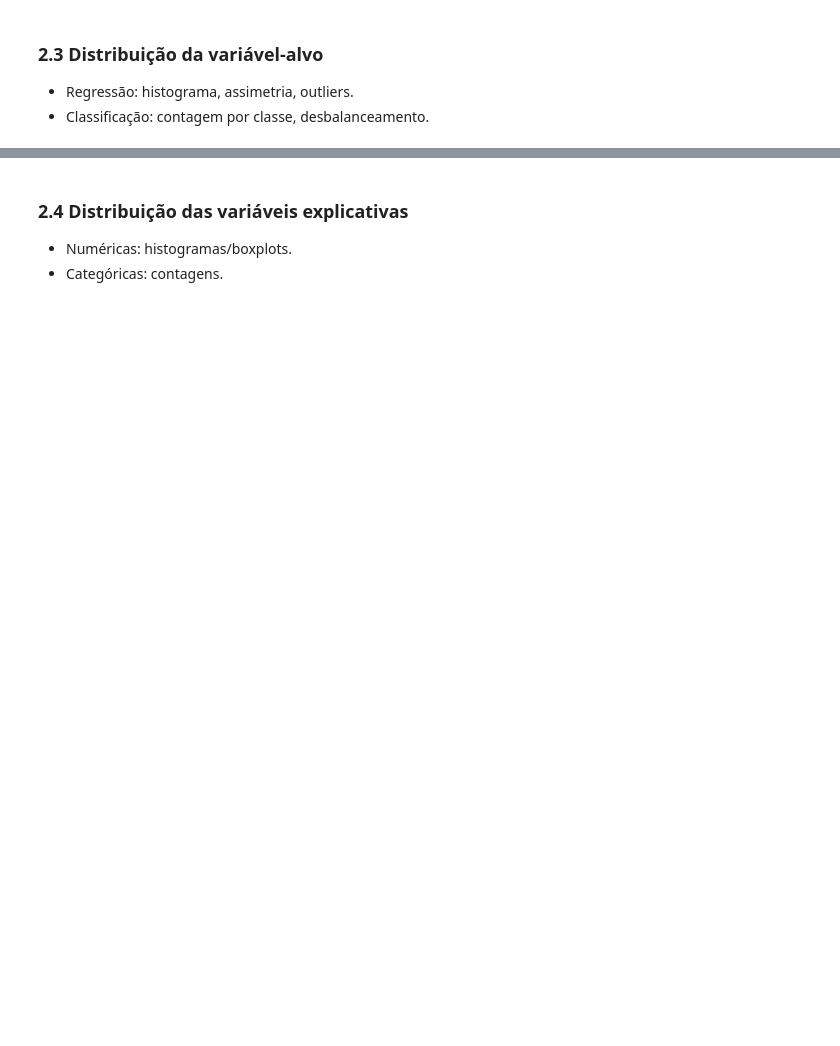
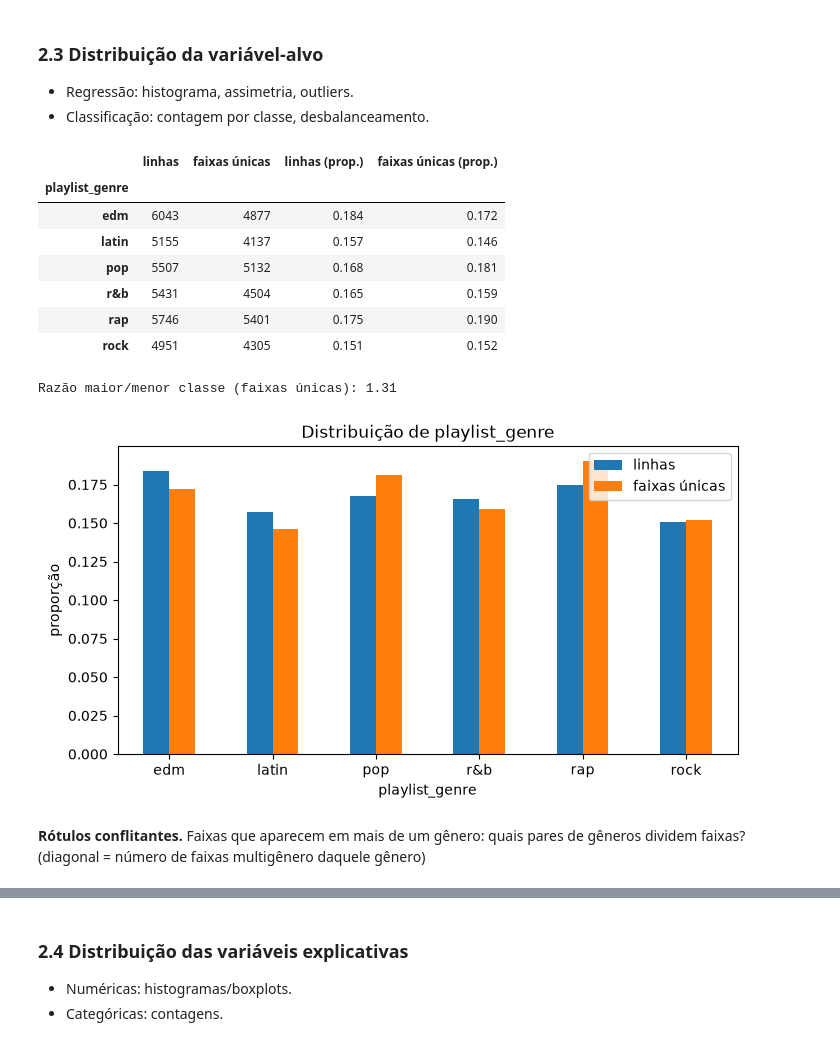
Before and after one commit to Machine-Learning-Name-in-progress/Classification-Pipeline, a Jupyter notebook: classification_pipeline.ipynb, the cells around one changed output, grey strips where cells are left out. Cells and saved outputs as stored; diff of their text form; code cells hidden in the pictures; blank space fills up the shorter version.

Commit message:
feat(EDA): made a thorough exploratory data analysis with findings for pre-processing

```diff
--- a/classification_pipeline.ipynb
+++ b/classification_pipeline.ipynb
@@ -96,0 +129,13 @@ df.shape
+# %%
+genres_per_track = df.groupby("track_id")[TARGET].nunique()
+unique_tracks = df.drop_duplicates("track_id")
+
+print(f"Linhas idênticas: {df.duplicated().sum()}")
+print(f"Faixas únicas (track_id): {df['track_id'].nunique()} de {len(df)} linhas")
+print(f"Linhas com track_id repetido: {len(df) - df['track_id'].nunique()}")
+print(f"Faixas em mais de um gênero: {(genres_per_track > 1).sum()}")
+
+# Mesmo nome + artista com track_id diferente (single vs. álbum, relançamentos)
+print(f"Mesmo nome+artista, outro track_id:  {unique_tracks.duplicated(['track_name', 'track_artist']).sum()}")
+
+genres_per_track.value_counts().sort_index().rename_axis("gêneros por faixa").rename("numero de faixas").to_frame()
@@ -103,3 +206,30 @@ Quantos NaN por coluna? Faltam ao acaso ou há padrão? O que um NaN representa?
 
 - Regressão: histograma, assimetria, outliers.
 - Classificação: contagem por classe, desbalanceamento.
+# %%
+counts = pd.DataFrame({
+    "linhas": df[TARGET].value_counts(),
+    "faixas únicas": unique_tracks[TARGET].value_counts(),
+})
+props = counts / counts.sum()
+display(pd.concat([counts, props.round(3).add_suffix(" (prop.)")], axis=1))
+print(f"Razão maior/menor classe (faixas únicas): {counts['faixas únicas'].max() / counts['faixas únicas'].min():.2f}")
+
+ax = props.plot.bar(figsize=(8, 4), rot=0)
+ax.set_ylabel("proporção")
+ax.set_title(f"Distribuição de {TARGET}")
+ax.legend()
+plt.show()
+# %% [output]
+|  | linhas | faixas únicas | linhas (prop.) | faixas únicas (prop.) |
+| playlist_genre |  |  |  |  |
+| edm | 6043 | 4877 | 0.184 | 0.172 |
+| latin | 5155 | 4137 | 0.157 | 0.146 |
+| pop | 5507 | 5132 | 0.168 | 0.181 |
+| r&b | 5431 | 4504 | 0.165 | 0.159 |
+| rap | 5746 | 5401 | 0.175 | 0.190 |
+| rock | 4951 | 4305 | 0.151 | 0.152 |
+Razão maior/menor classe (faixas únicas): 1.31
+[figure, added]
+# %% [markdown]
+**Rótulos conflitantes.** Faixas que aparecem em mais de um gênero: quais pares de gêneros dividem faixas? (diagonal = número de faixas multigênero daquele gênero)
```
Also changed, not shown: parts of 26 cells of this notebook.
